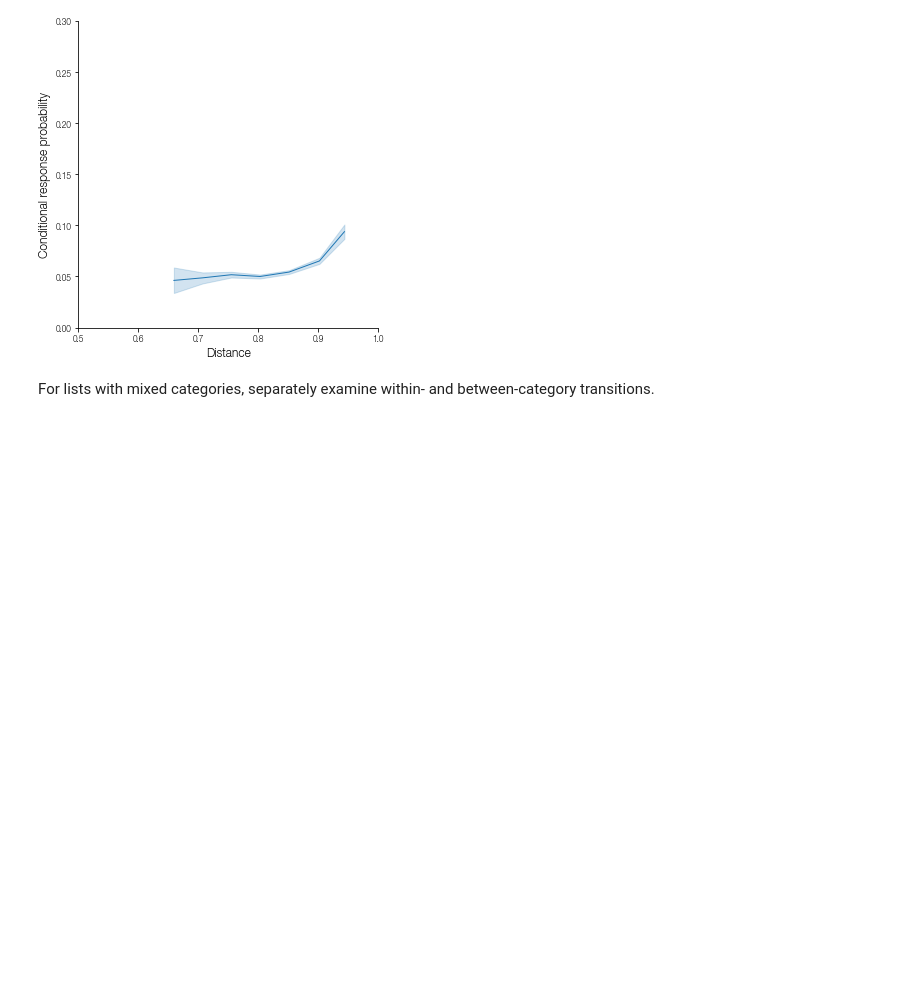
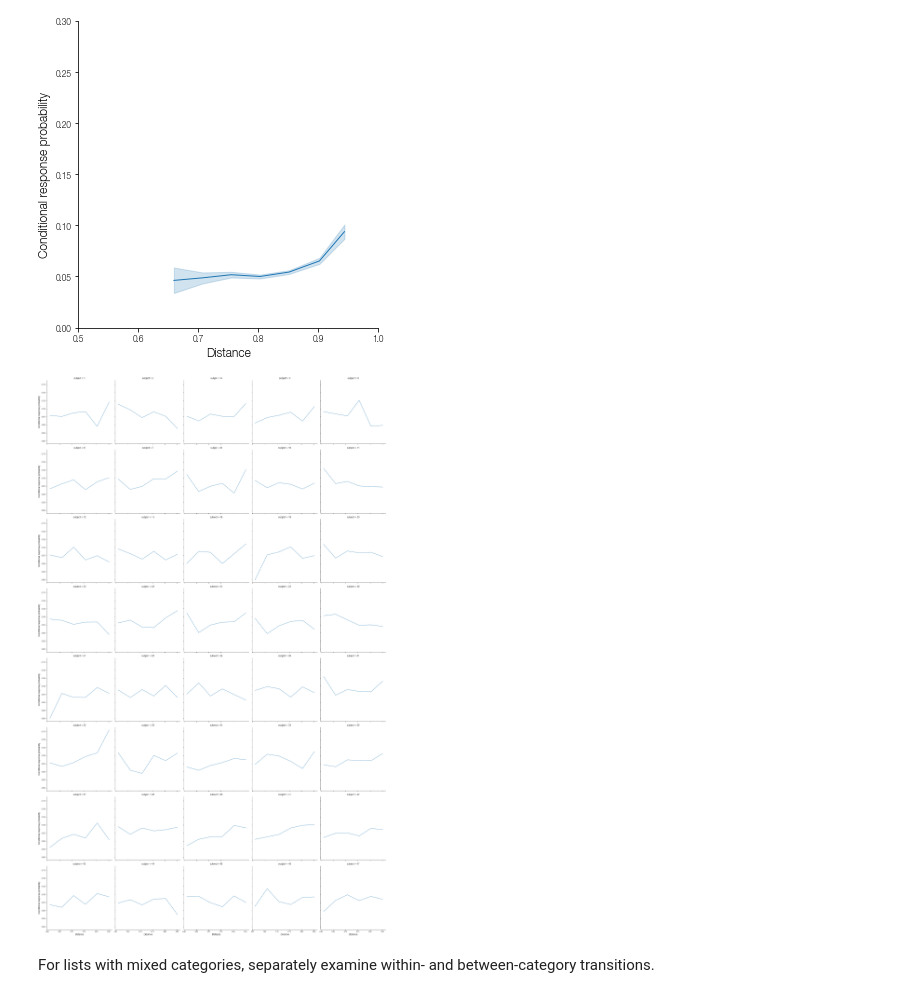
Before and after one commit to mortonne/psifr-notebooks, a Jupyter notebook: demo_distance_crp.ipynb, the cells around one changed output. Cells and saved outputs as stored; diff of their text form; code cells hidden in the pictures; blank space fills up the shorter version.

```diff
--- a/demo_distance_crp.ipynb
+++ b/demo_distance_crp.ipynb
@@ -67,6 +67,10 @@ g = fr.plot_distance_crp(crp, min_samples=10);
 g.set(xlim=(.5, 1), ylim=(0, .3));
 # %% [output]
 [figure]
+# %%
+g = fr.plot_distance_crp(crp, min_samples=20, col='subject', col_wrap=5)
+# %% [output]
+[figure, added]
 # %% [markdown]
 For lists with mixed categories, separately examine within- and between-category transitions.
 # %%
```
Also changed, not shown: 1 other file.
